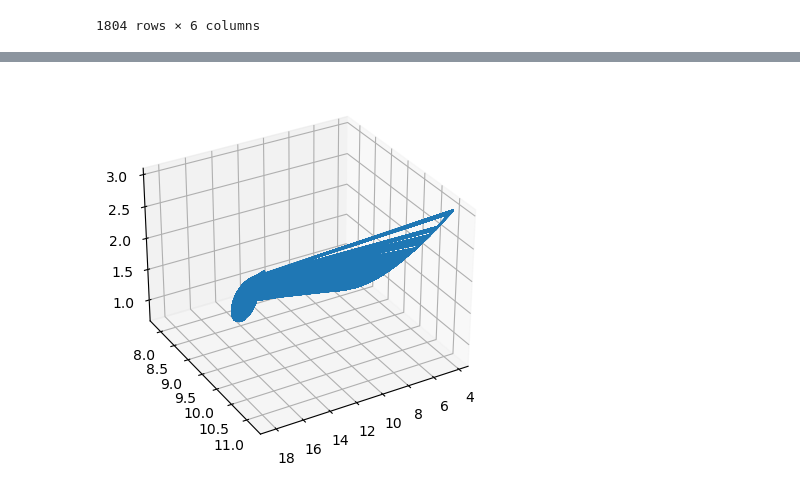
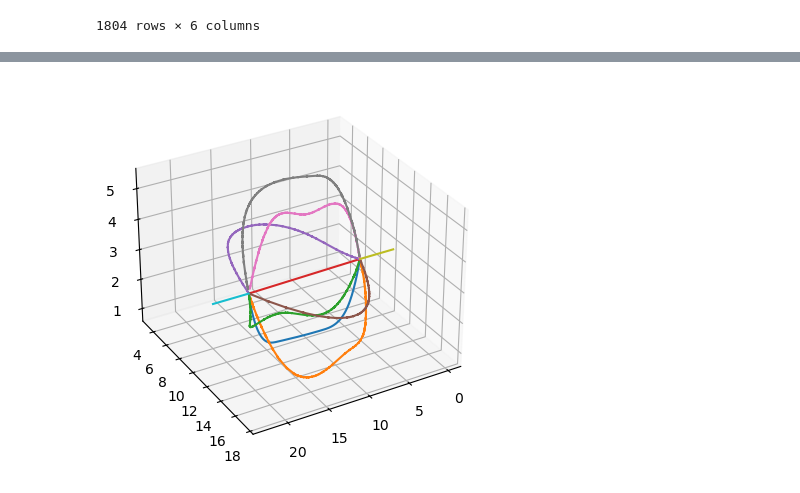
Before and after one commit to joeforth/fractal_slicer, a Jupyter notebook: many_colours_one_file_network.ipynb, the cells around one changed output, grey strips where cells are left out. Saved outputs shown, nothing was run; the diff lists cells and outputs as text; code cells hidden in the pictures.

```diff
--- a/many_colours_one_file_network.ipynb
+++ b/many_colours_one_file_network.ipynb
@@ -26,7 +28,6 @@ df
 1804 rows × 6 columns
 # %%
 def distance_calculator(df):
-    # Drop NaN values (usually the first value)
     dx = df['x'].diff()
     dy = df['y'].diff()
     dz = df['z'].diff()
@@ -68,26 +69,44 @@ def shapesplitter(df):
     line_ids = np.sort(df['line_id'].unique())   # Sorting makes life easier later
     line_ids_new = line_ids.copy()   # A list of line IDs that we're going to update
     for line_id in line_ids:
+        print(line_id)
         shape = df[df['line_id'] == line_id]
         if shape['distance_from_last'].max() > 2.:
+            print(shape)
+            print(shape[shape['distance_from_last'] > 2.])
             shape1, shape2 = midlinejumpsplitter(shape)
-            df, line_ids_new = df[df['line_id'] != line_id], line_ids_new[line_ids_new != line_id]
+            print('Getting ride of line with id:', line_id)
+            df  = df[df['line_id'] != line_id]
+            line_ids_new = line_ids_new[line_ids_new != line_id]
             line_ids_new = np.append(line_ids_new, [line_ids_new[-1]+1, line_ids_new[-1]+2])
+            print('Adding lines with ids:', line_ids_new[-2], line_ids_new[-1])
             shape1['line_id'], shape2['line_id'] = line_ids_new[-2], line_ids_new[-1]
             shape = pd.concat([shape1, shape2])
             df = pd.concat([df, shape])
     return df
 
+# def node_finder(df):
+    # Use hierarchical clustering to note common start / end points
+    # Gather the first and last points of each line:
+
+# Calculate the distance between consecutive points
 df = distance_calculator(df)
-# Initially, identify distinct lines by their RGB values
-df['line_id'] = pd.factorize(df[['r','g','b']].apply(tuple, axis=1))[0]
+# If line ID column doesn't exist, assign line IDs based on RGB values
+if 'line_id' not in df.columns:
+    df['line_id'] = pd.factorize(df[['r','g','b']].apply(tuple, axis=1))[0]
 # Remove large jumps at the end of lines
 df = df.groupby('line_id', group_keys=False).apply(remove_overlap)
+
+# Recalculate the distance between consecutive points
 df = distance_calculator(df)
 
 # Set distance from last to NaN for the first row of each line
 df.loc[df.groupby('line_id').head(1).index, 'distance_from_last'] = np.nan
 
 # Find and split lines that have big jumps in the middle, e.g., inlet and outlet lines
-shapesplitter(df)
+df = shapesplitter(df)
+
+# Set distance from last to NaN for the first row of each line
+df.loc[df.groupby('line_id').head(1).index, 'distance_from_last'] = np.nan
+df
 # %% [output]
@@ -134,18 +182,18 @@ shape['line_id'].unique()[0]
 # %%
 fig = plt.figure()
 ax = fig.add_subplot(111, projection='3d')
 
-# for n in np.unique(df['line_id'].values):
-#     ax.plot(df[df['line_id'] == n]['x'], df[df['line_id'] == n]['y'], df[df['line_id'] == n]['z'])
+for n in np.unique(df['line_id'].values):
+    ax.plot(df[df['line_id'] == n]['x'], df[df['line_id'] == n]['y'], df[df['line_id'] == n]['z'])
 
 # If you need a specific line plotting
-n = 2
-ax.plot(df[df['line_id'] == n]['x'], df[df['line_id'] == n]['y'], df[df['line_id'] == n]['z'])
+# n = 2
+# ax.plot(df[df['line_id'] == n]['x'], df[df['line_id'] == n]['y'], df[df['line_id'] == n]['z']
 
 # for n in np.unique(terminal_points['cluster'].values):
 #     ax.scatter(terminal_points[terminal_points['cluster'] == n]['x'], terminal_points[terminal_points['cluster'] == n]['y'], terminal_points[terminal_points['cluster'] == n]['z'])
 
 ax.view_init(elev=30, azim=60)  # Elevation of 30 degrees, azimuth of 45 degrees
 plt.show()
 # %% [output]
-[figure, old version]
+[figure, new version]
```
Also changed, not shown: parts of 8 cells of this notebook.
